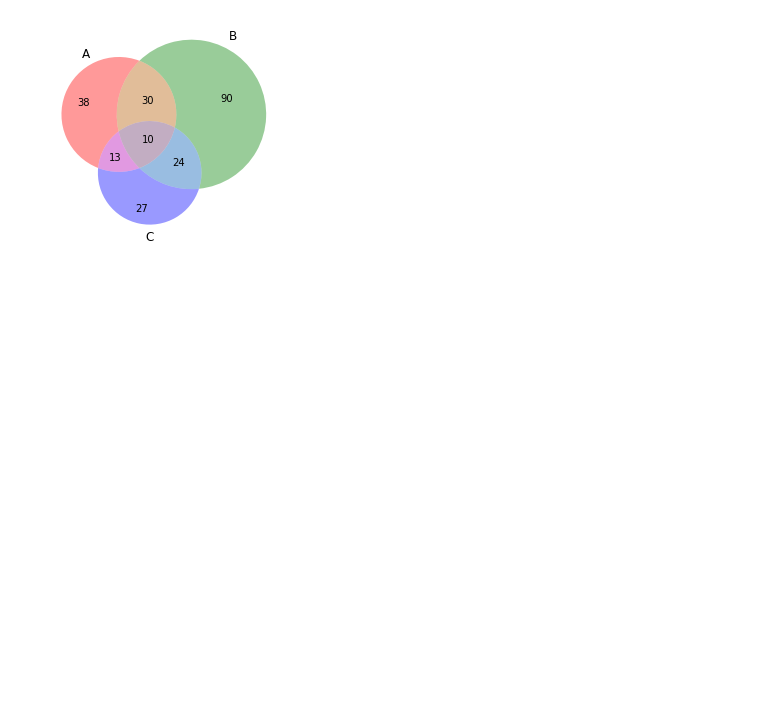
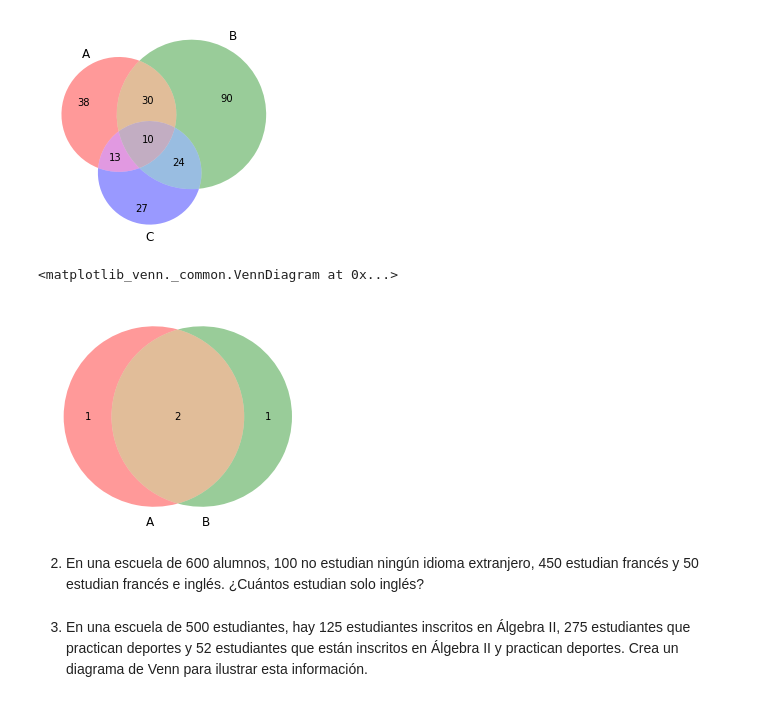
Before and after one commit to femaffi13/Python, a Jupyter notebook: Matemática III/5-Matplotlib_Conjuntos_Diagramas de Venn.ipynb, the cells around one changed output. Cells and saved outputs as stored; diff of their text form; code cells hidden in the pictures; blank space fills up the shorter version.

```diff
--- a/Matemática III/5-Matplotlib_Conjuntos_Diagramas de Venn.ipynb
+++ b/Matemática III/5-Matplotlib_Conjuntos_Diagramas de Venn.ipynb
@@ -87,3 +87,12 @@ venn3(subsets = (nMoto,nAuto,nmotoAuto,nBici,nmotoBici,nautoBici,nautoMotoBici))
 plt.show()
 # %% [output]
 [figure]
+# %%
+venn2((1,1,2))
+# %% [output]
+<matplotlib_venn._common.VennDiagram at 0x...>
+[figure, added]
+# %% [markdown]
+2. En una escuela de 600 alumnos, 100 no estudian ningún idioma extranjero, 450 estudian francés y 50 estudian francés e inglés. ¿Cuántos estudian solo inglés?
+# %% [markdown]
+3. En una escuela de 500 estudiantes, hay 125 estudiantes inscritos en Álgebra II, 275 estudiantes que practican deportes y 52 estudiantes que están inscritos en Álgebra II y practican deportes. Crea un diagrama de Venn para ilustrar esta información.
```
Also changed, not shown: parts of 1 cell of this notebook, 2 other files.
